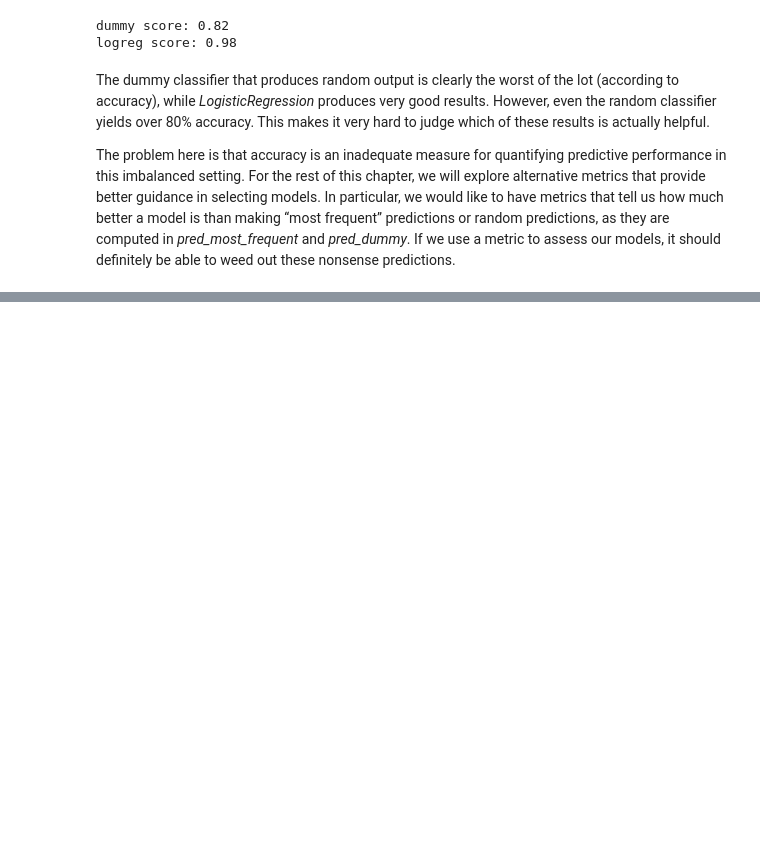
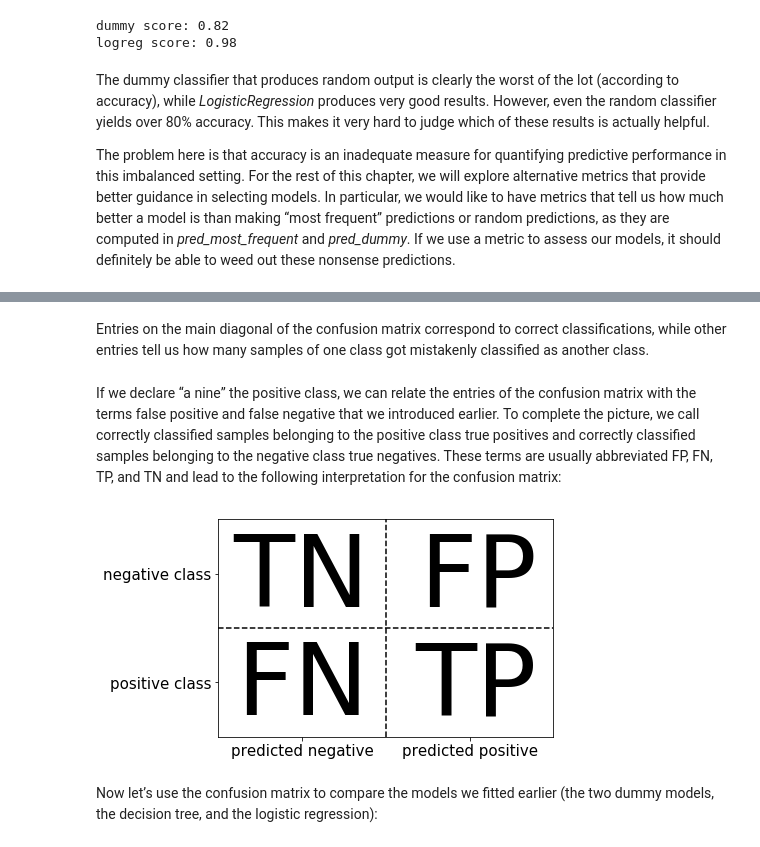
Before and after one commit to carlhinderer/python-ml-intro, a Jupyter notebook: notebooks/05_model_evaluation/c_evaluation_metrics.ipynb, the cells around one changed output, grey strips where cells are left out. Saved outputs shown, nothing was run; the diff lists cells and outputs as text; code cells hidden in the pictures; blank space fills up the shorter version.

```diff
--- a/notebooks/05_model_evaluation/c_evaluation_metrics.ipynb
+++ b/notebooks/05_model_evaluation/c_evaluation_metrics.ipynb
@@ -111,0 +131,10 @@ The problem here is that accuracy is an inadequate measure for quantifying predi
+# %% [markdown]
+Entries on the main diagonal of the confusion matrix correspond to correct classifications, while other entries tell us how many samples of one class got mistakenly classified as another class.
+# %% [markdown]
+If we declare “a nine” the positive class, we can relate the entries of the confusion matrix with the terms false positive and false negative that we introduced earlier. To complete the picture, we call correctly classified samples belonging to the positive class true positives and correctly classified samples belonging to the negative class true negatives. These terms are usually abbreviated FP, FN, TP, and TN and lead to the following interpretation for the confusion matrix:
+# %%
+mglearn.plots.plot_binary_confusion_matrix()
+# %% [output]
+[figure, added]
+# %% [markdown]
+Now let’s use the confusion matrix to compare the models we fitted earlier (the two dummy models, the decision tree, and the logistic regression):
```
Also changed, not shown: parts of 7 cells of this notebook.
